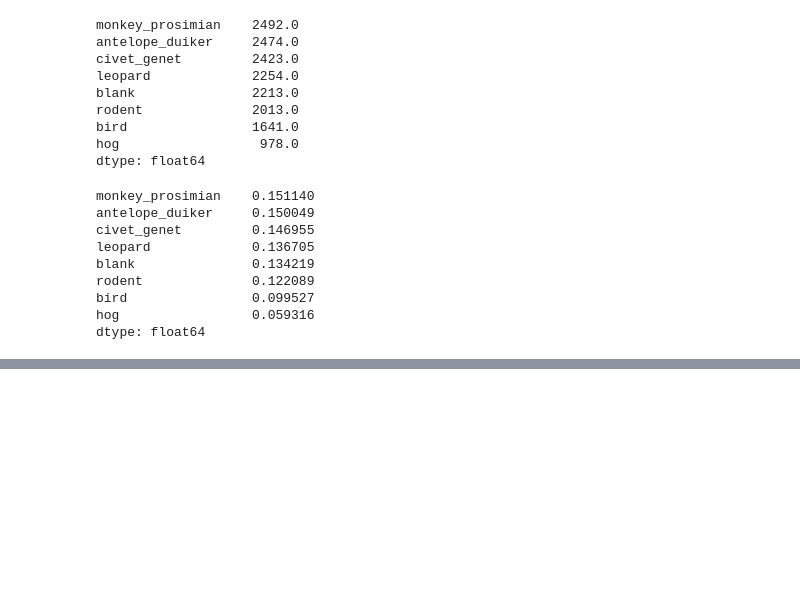
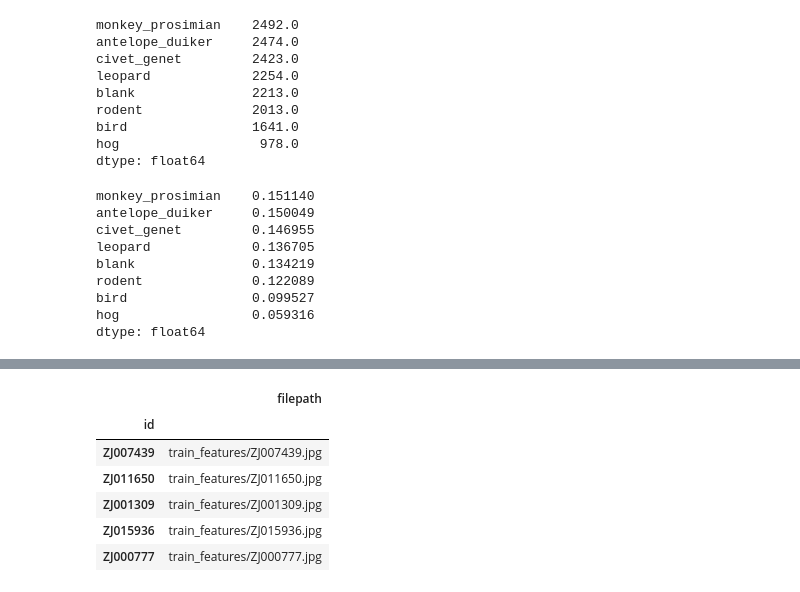
Before and after one commit to gerryfrank10/Conser-Vision-Challenge, a Jupyter notebook: solution-1.ipynb, the cells around one changed output, grey strips where cells are left out. Saved outputs shown, nothing was run; the diff lists cells and outputs as text; code cells hidden in the pictures; blank space fills up the shorter version.

```diff
--- a/solution-1.ipynb
+++ b/solution-1.ipynb
@@ -102,0 +127,10 @@ dtype: float64
+# %%
+X_train.head()
+# %% [output]
+|  | filepath |
+| id |  |
+| ZJ007439 | train_features/ZJ007439.jpg |
+| ZJ011650 | train_features/ZJ011650.jpg |
+| ZJ001309 | train_features/ZJ001309.jpg |
+| ZJ015936 | train_features/ZJ015936.jpg |
+| ZJ000777 | train_features/ZJ000777.jpg |
```
Also changed, not shown: parts of 9 cells of this notebook, 1 other file.
